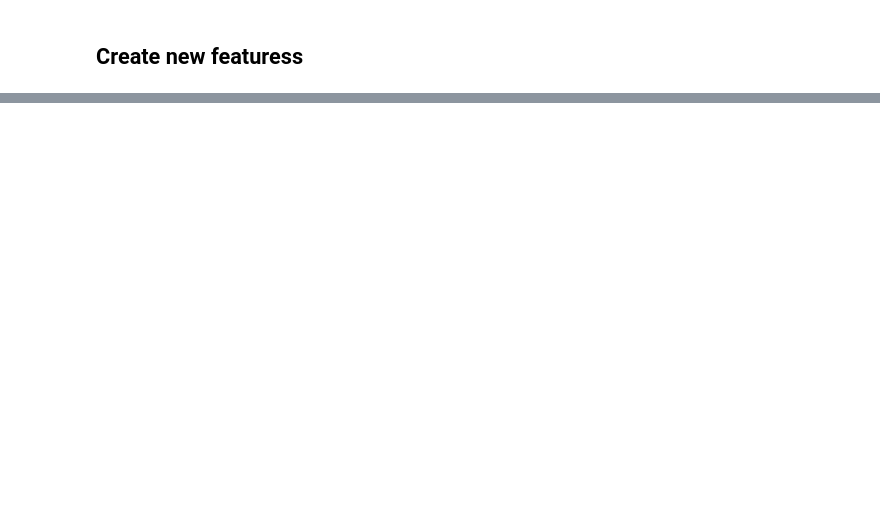
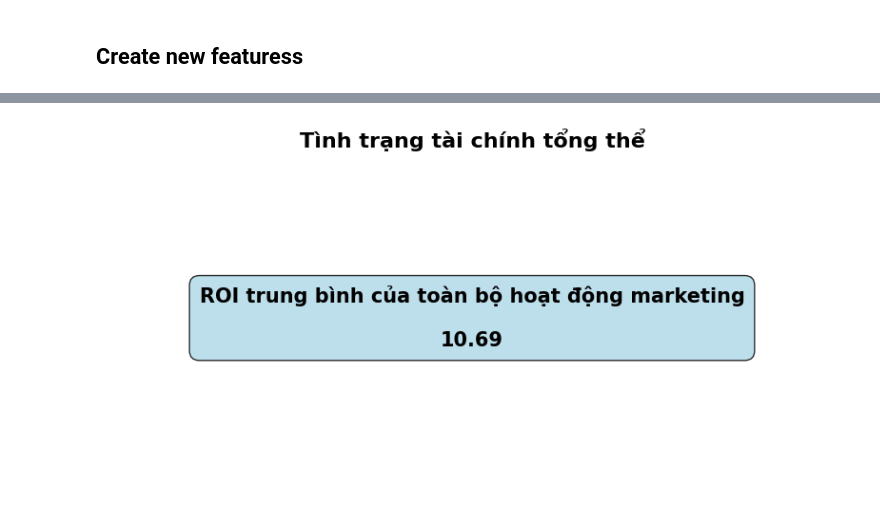
Before and after one commit to thethien8a/Marketing-Campaign-Analysis, a Jupyter notebook: project_2/Data_Analysis.ipynb, the cells around one changed output, grey strips where cells are left out. Cells and saved outputs as stored; diff of their text form; code cells hidden in the pictures; blank space fills up the shorter version.

```diff
--- a/project_2/Data_Analysis.ipynb
+++ b/project_2/Data_Analysis.ipynb
@@ -91,0 +132,16 @@ df["ROI"] = df["ROAS"] - 1
+# %%
+# ROI trung bình của toàn bộ hoạt động marketing
+avg_roi = df["ROI"].mean()
+
+fig, ax = plt.subplots(figsize=(8, 4))
+ax.text(0.5, 0.5, f'ROI trung bình của toàn bộ hoạt động marketing\n\n{avg_roi:,.2f}',
+    fontsize=15, fontweight='bold', ha='center', va='center',
+    bbox=dict(boxstyle="round,pad=0.5", facecolor="lightblue", alpha=0.8))
+ax.set_xlim(0, 1)
+ax.set_ylim(0, 1)
+ax.axis('off')
+plt.title('Tình trạng tài chính tổng thể', fontsize=16, fontweight='bold')
+plt.tight_layout()
+plt.show()
+# %% [output]
+[figure, added]
```
Also changed, not shown: parts of 10 cells of this notebook, 1 other file.
